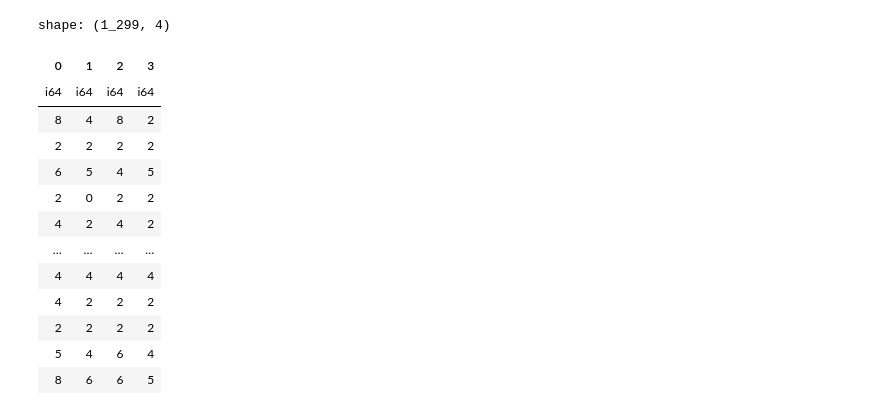
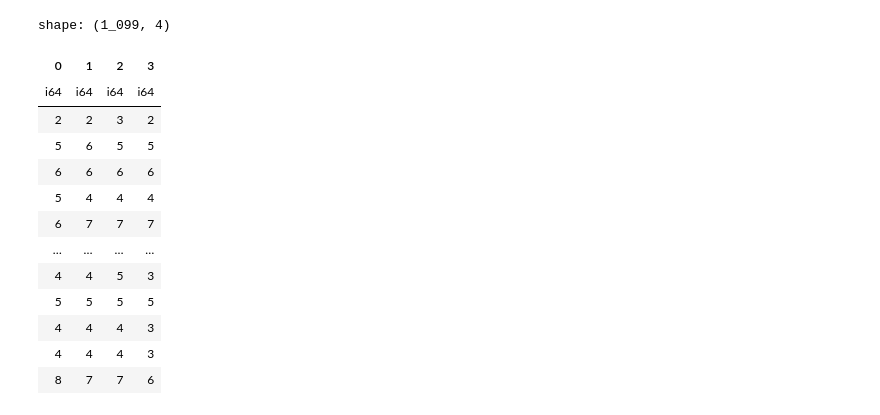
Before and after one commit to takumi0shibata/multi-trait-specification, a Jupyter notebook: mts.ipynb, the cells around one changed output. Saved outputs shown, nothing was run; the diff lists cells and outputs as text; code cells hidden in the pictures.

```diff
--- a/mts.ipynb
+++ b/mts.ipynb
@@ -127,21 +0,0 @@ def get_score_range(dataset_name, prompt_id):
-# %%
-with open ('outputs/multi-trait-decomposition/asap_rubrics_gpt-4o-mini.json') as f:
-    all_scoring_criteria = json.load(f)
-# %%
-model_name = "meta-llama/Llama-2-7b-chat-hf"
-tokenizer = AutoTokenizer.from_pretrained(model_name, use_auth_token=True)
-model = AutoModelForCausalLM.from_pretrained(
-    model_name,
-    device_map="auto",
-    torch_dtype=torch.bfloat16,
-    use_auth_token=True
-)
-
-outputs = []
-for essay_set, essay_id, essay, score in tqdm(df.iter_rows(), total=len(df)):
-    with open(f"llm_prompts/ASAP/info/prompt{essay_set}.md", "r") as f:
-        prompt = f.read()
-    scoring_criteria = all_scoring_criteria[f'prompt{essay_set}']['dimensions']
-    trait_scores = mts_scoring(essay, prompt, scoring_criteria, model, tokenizer)
-    print(f'essay_set: {essay_set}, scores: {trait_scores}')
-    outputs.append(trait_scores)
@@ -165,22 +42,22 @@ outputs
 # %%
 import polars as pl
-results = pl.read_csv("outputs/trait_scores_llama3_3B.csv")
+results = pl.read_csv(f"outputs/mts/{DATASET}_{MODEL.split('/')[1]}.csv")
 results[['0', '1', '2', '3']]
 # %% [output]
-shape: (1_299, 4)
+shape: (1_099, 4)
 | 0 | 1 | 2 | 3 |
 | i64 | i64 | i64 | i64 |
-| 8 | 4 | 8 | 2 |
-| 2 | 2 | 2 | 2 |
-| 6 | 5 | 4 | 5 |
-| 2 | 0 | 2 | 2 |
-| 4 | 2 | 4 | 2 |
+| 2 | 2 | 3 | 2 |
+| 5 | 6 | 5 | 5 |
+| 6 | 6 | 6 | 6 |
+| 5 | 4 | 4 | 4 |
+| 6 | 7 | 7 | 7 |
 | … | … | … | … |
-| 4 | 4 | 4 | 4 |
-| 4 | 2 | 2 | 2 |
-| 2 | 2 | 2 | 2 |
-| 5 | 4 | 6 | 4 |
-| 8 | 6 | 6 | 5 |
+| 4 | 4 | 5 | 3 |
+| 5 | 5 | 5 | 5 |
+| 4 | 4 | 4 | 3 |
+| 4 | 4 | 4 | 3 |
+| 8 | 7 | 7 | 6 |
 # %%
 def drop_rows_with_negative_one(df):
     """
```
Also changed, not shown: parts of 16 cells of this notebook, 10 other files.
